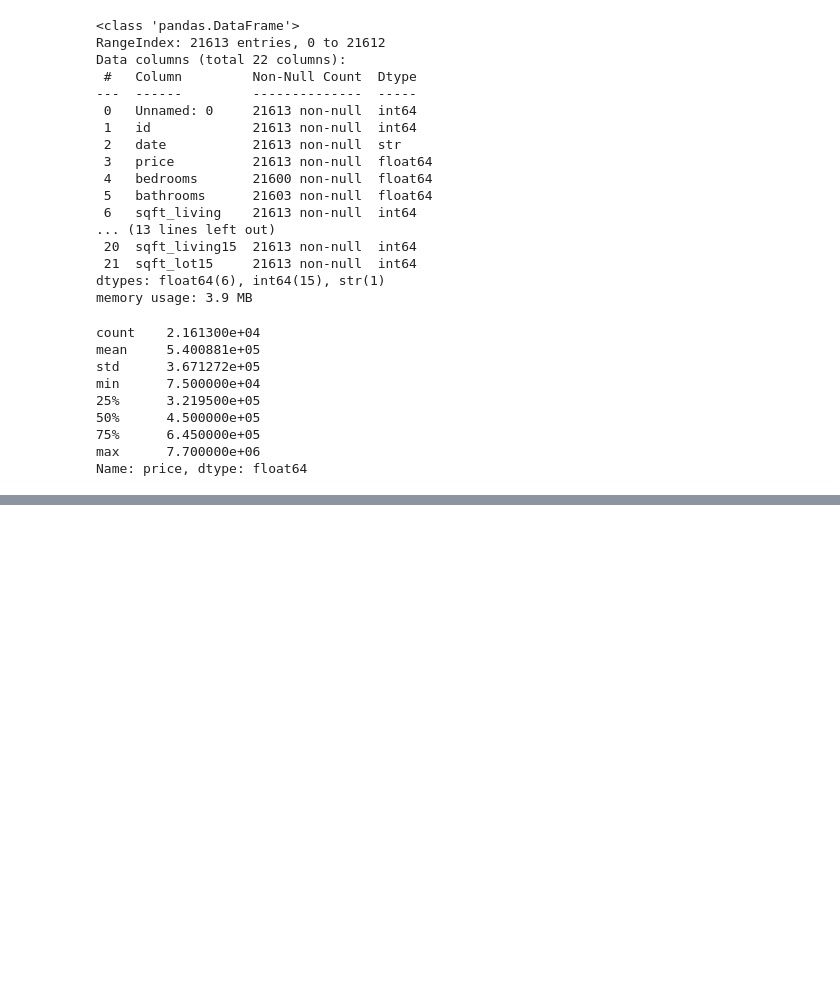
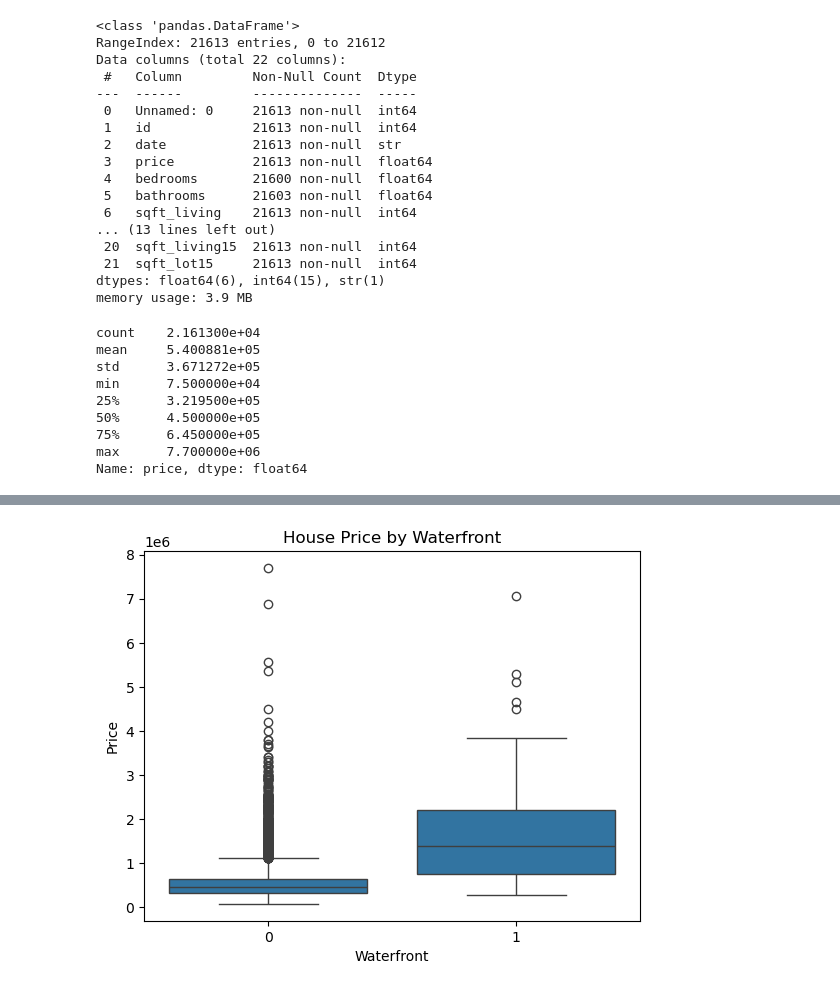
Before and after one commit to Muizzkarim10/HousePricePrediction, a Jupyter notebook: notebooks/eda.ipynb, the cells around one changed output, grey strips where cells are left out. Saved outputs shown, nothing was run; the diff lists cells and outputs as text; code cells hidden in the pictures; blank space fills up the shorter version.

```diff
--- a/notebooks/eda.ipynb
+++ b/notebooks/eda.ipynb
@@ -48,0 +102,13 @@ Name: price, dtype: float64
+# %%
+sns.boxplot(
+    data=df,
+    x="waterfront",
+    y="price"
+)
+
+plt.title("House Price by Waterfront")
+plt.xlabel("Waterfront")
+plt.ylabel("Price")
+plt.show()
+# %% [output]
+[figure, added]
```
Also changed, not shown: parts of 18 cells of this notebook, 1 other file.
